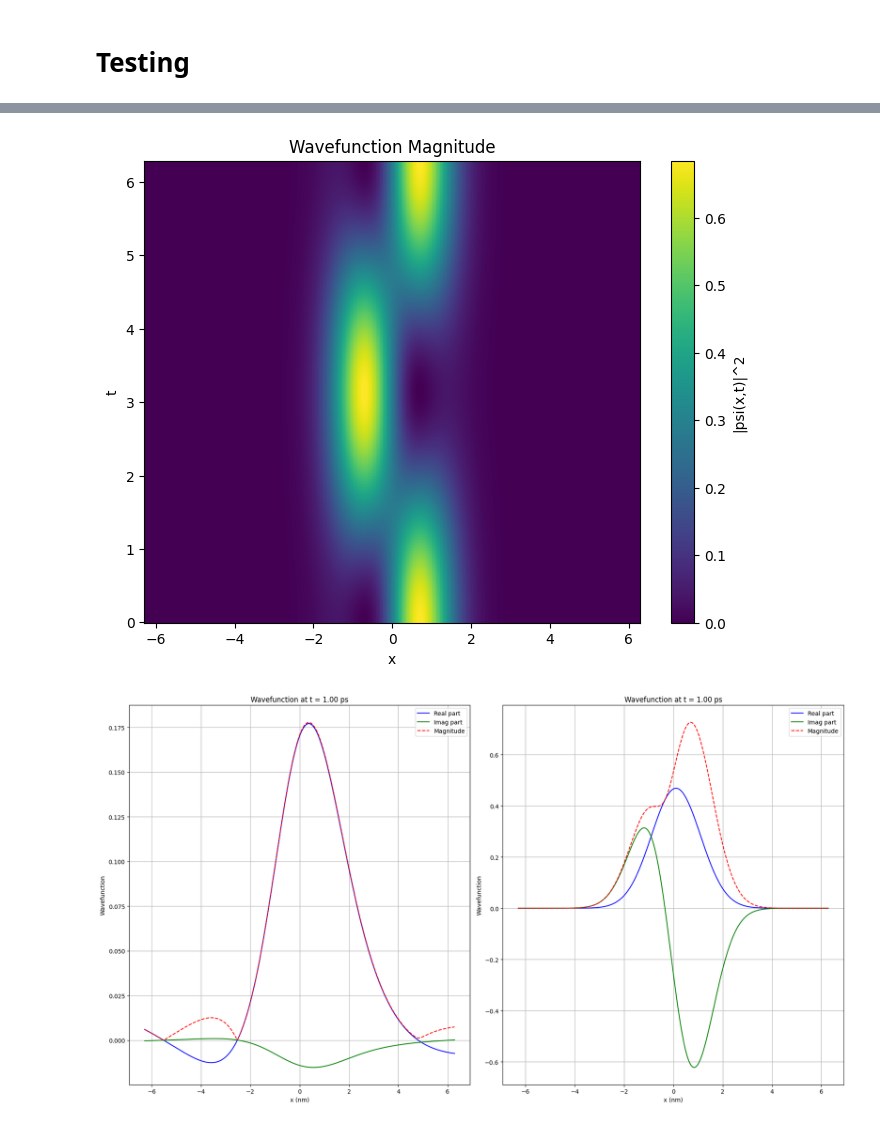
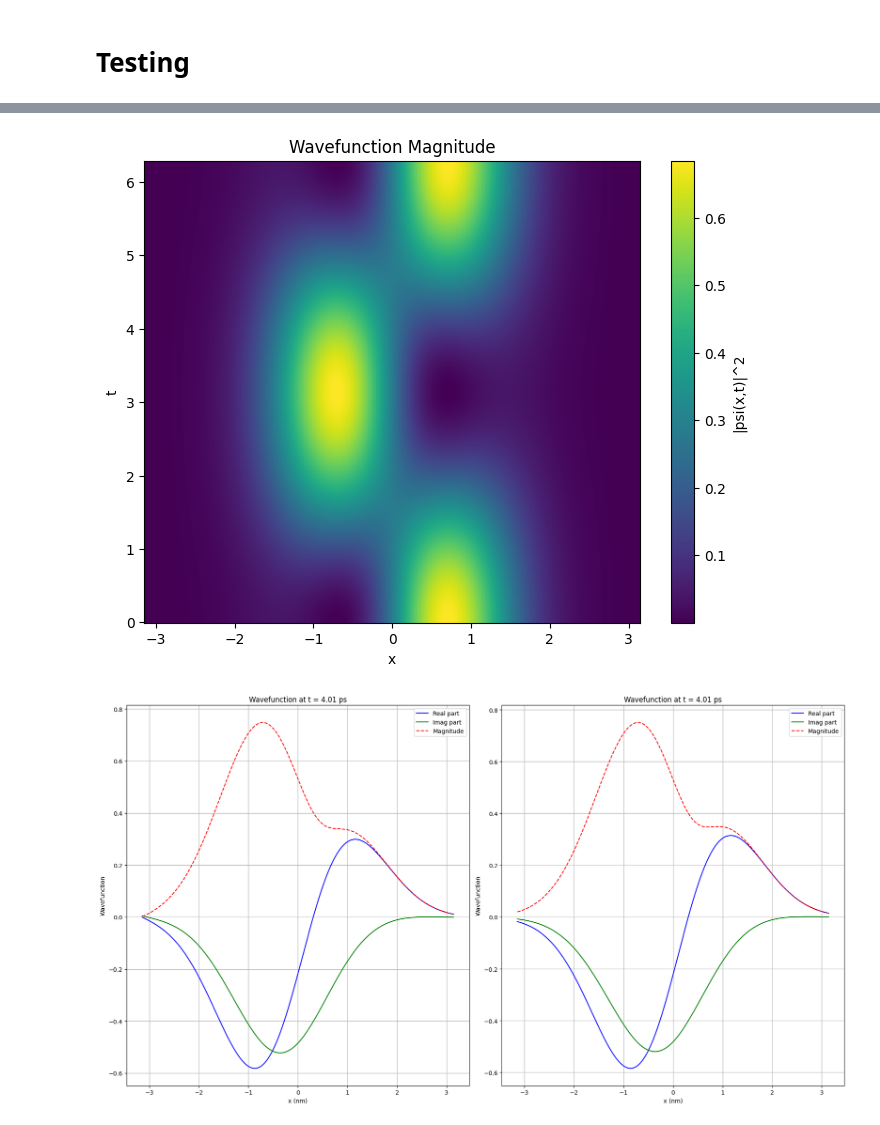
Before and after one commit to thash-jkr/Schrodinger-PINN, a Jupyter notebook: src/tdse_2022shah.ipynb, the cells around one changed output, grey strips where cells are left out. Cells and saved outputs as stored; diff of their text form; code cells hidden in the pictures.

```diff
--- a/src/tdse_2022shah.ipynb
+++ b/src/tdse_2022shah.ipynb
@@ -8,7 +8,17 @@ hbar = 1
 m = 1
 omega = 1
 
-x_min = -2 * np.pi
-x_max = 2 * np.pi
+x_min = -np.pi
+x_max = np.pi
 t_min = 0
 t_max = 2 * np.pi
+# %%
+if torch.backends.mps.is_available():
+    device = torch.device("mps")
+    print("Using MPS backend for Apple GPU acceleration!")
+elif torch.cuda.is_available():
+    device = torch.device("cuda")
+    print("Using CUDA")
+else:
+    device = torch.device("cpu")
+    print("Using CPU")
@@ -304,10 +317,10 @@ plt.ylabel('t')
 plt.title('Wavefunction Magnitude')
 plt.show()
 # %% [output]
-[figure, old version]
+[figure, new version]
 # %%
-x_values_torch = torch.from_numpy(x_values).float()
-t_values_torch = torch.from_numpy(t_values).float()
+x_values_torch = torch.from_numpy(x_values).float().to(device)
+t_values_torch = torch.from_numpy(t_values).float().to(device)
 
 x_grid, t_grid = torch.meshgrid(x_values_torch, t_values_torch, indexing="ij")
 
@@ -319,10 +332,10 @@ psi_real_pinn, psi_img_pinn = model((x_flat, t_flat))
 psi_real_pinn = torch.reshape(psi_real_pinn, (Nx, Nt))
 psi_img_pinn = torch.reshape(psi_img_pinn, (Nx, Nt))
 
-psi_real_pinn = psi_real_pinn.detach().numpy()
-psi_img_pinn = psi_img_pinn.detach().numpy()
+psi_real_pinn = psi_real_pinn.detach().cpu().numpy()
+psi_img_pinn = psi_img_pinn.detach().cpu().numpy()
 # %%
-time_index = 100
+time_index = 400
 time_chosen = t_values[time_index]
 
 psi_real_slice_pinn = psi_real_pinn[:, time_index]
@@ -332,34 +345,34 @@ psi_real_slice_analytical = psi_real_analytical[:, time_index]
 psi_img_slice_analytical = psi_img_analytical[:, time_index]
 
 psi_mag_slice_pinn = np.sqrt(psi_real_slice_pinn ** 2 + psi_imag_slice_pinn ** 2)
 psi_mag_slice_analytical = np.sqrt(psi_real_slice_analytical ** 2 + psi_img_slice_analytical ** 2)
 
 fig, axs = plt.subplots(1, 2, figsize=(18, 10))
 
 #pinn
 axs[0].plot(x_values, psi_real_slice_pinn, label='Real part', color='blue')
 axs[0].plot(x_values, psi_imag_slice_pinn, label='Imag part', color='green')
 axs[0].plot(x_values, psi_mag_slice_pinn, '--', label='Magnitude', color='red')
 axs[0].set_title(f'Wavefunction at t = {time_chosen:.2f} ps')
 axs[0].set_xlabel('x (nm)')
 axs[0].set_ylabel('Wavefunction')
 axs[0].legend()
 axs[0].grid(True)
 
 #analytical
 axs[1].plot(x_values, psi_real_slice_analytical, label='Real part', color='blue')
 axs[1].plot(x_values, psi_img_slice_analytical, label='Imag part', color='green')
 axs[1].plot(x_values, psi_mag_slice_analytical, '--', label='Magnitude', color='red')
 axs[1].set_title(f'Wavefunction at t = {time_chosen:.2f} ps')
 axs[1].set_xlabel('x (nm)')
 axs[1].set_ylabel('Wavefunction')
 axs[1].legend()
 axs[1].grid(True)
 
 plt.tight_layout()
 plt.show()
 # %% [output]
-[figure, old version]
+[figure, new version]
 # %%
 plt.figure(figsize=(8, 6))
 psi_sq = psi_real_pinn ** 2 + psi_img_pinn ** 2
```
Also changed, not shown: parts of 12 cells of this notebook, 8 other files.
